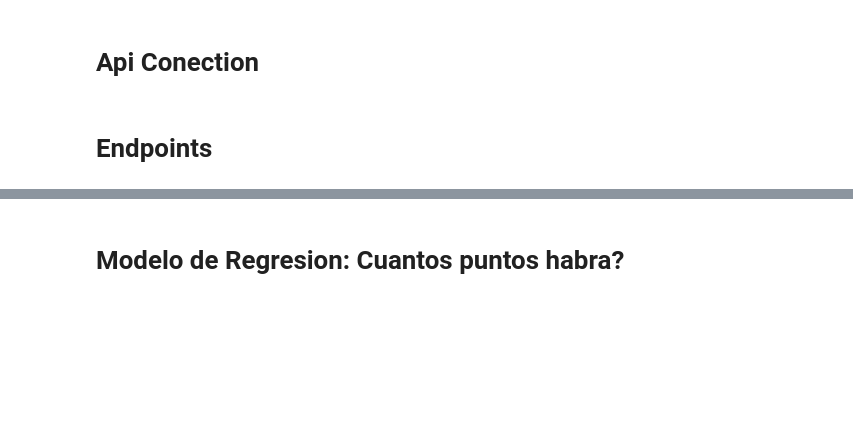
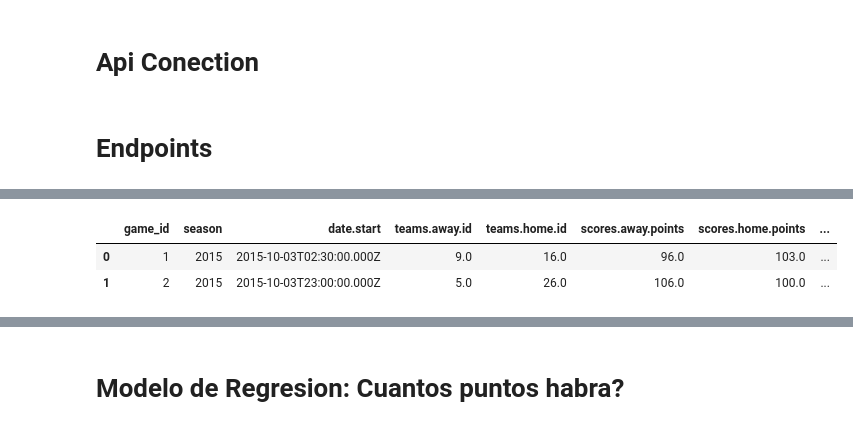
Before and after one commit to daniel067178/NBAStats, a Jupyter notebook: notebooks/get_data.ipynb, the cells around one changed output, grey strips where cells are left out. Saved outputs shown, nothing was run; the diff lists cells and outputs as text; code cells hidden in the pictures; blank space fills up the shorter version.

```diff
--- a/notebooks/get_data.ipynb
+++ b/notebooks/get_data.ipynb
@@ -84 +101,14 @@ league = 12
+# %%
+# SEASONS ENDPOINTS DOC: https://api-sports.io/documentation/nba/v2#tag/Seasons
+
+url = f"{base_url}/seasons" # '/seasons' is the endpoint
+
+# request to the api
+res = requests.get(url, headers=headers)
+# we convert the json response to a python dict
+data = res.json()
+# the response section od the dict is a list od diccionaries with the asnwer, we want that list in a pandas df
+seasons_df  = pd.DataFrame(data["response"], columns=['seasons'])
+
+seasons_list = seasons_df['seasons'].unique().tolist()
 # %%
@@ -109,0 +144,51 @@ teams_df.head()
+# %%
+# GAMES ENDPOINT DOC: https://api-sports.io/documentation/nba/v2#tag/Games
+
+url = f"{base_url}/games"
+
+games_df = pd.DataFrame()
+
+for season in seasons_list:
+
+    params = {'season': season}
+    res = requests.get(url, headers = headers, params = params)
+    data = res.json()
+
+    status = res.status_code
+    results = data.get('results', 0)
+    errors = data.get('errors', {})
+
+    ### revision de errors
+    if data.get('errors'):
+        print(f"Season: {season} | Status: {status} | Results: {results} | Errors: {errors}")
+
+    # ahora solo vamos a concatenar si es que hubo resultados
+    if status == 200 and results > 0:
+
+        df = pd.json_normalize(data['response'])
+        games_df = pd.concat([games_df, df[['id',
+                'season',
+                'date.start',
+                'teams.visitors.id',
+                'teams.home.id',
+                'scores.visitors.points',
+                'scores.home.points',
+                'arena.city']]], ignore_index=True)
+
+
+# Filtrar solo juegos entre equipos NBA oficiales
+games_df = games_df[
+    (games_df['teams.home.id'].isin(teams_list)) &
+    (games_df['teams.visitors.id'].isin(teams_list))
+].reset_index(drop=True)
+
+games_df = games_df.rename(columns={'teams.visitors.id':'teams.away.id', 'scores.visitors.points':'scores.away.points', 'id':'game_id'})
+
+
+games_id_list = games_df['game_id'].unique().tolist()
+
+games_df.head(2)
+# %% [output]
+|  | game_id | season | date.start | teams.away.id | teams.home.id | scores.away.points | scores.home.points | ... |
+| 0 | 1 | 2015 | 2015-10-03T02:30:00.000Z | 9.0 | 16.0 | 96.0 | 103.0 | ... |
+| 1 | 2 | 2015 | 2015-10-03T23:00:00.000Z | 5.0 | 26.0 | 106.0 | 100.0 | ... |
```
Also changed, not shown: parts of 11 cells of this notebook, 1 other file.
